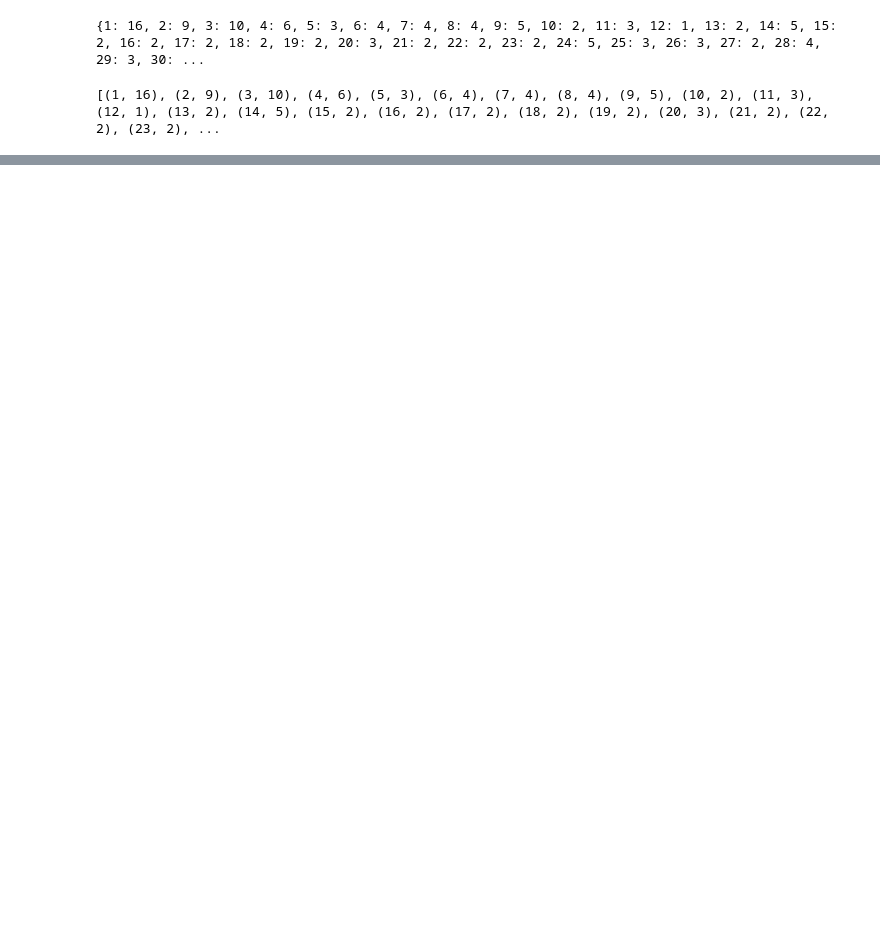
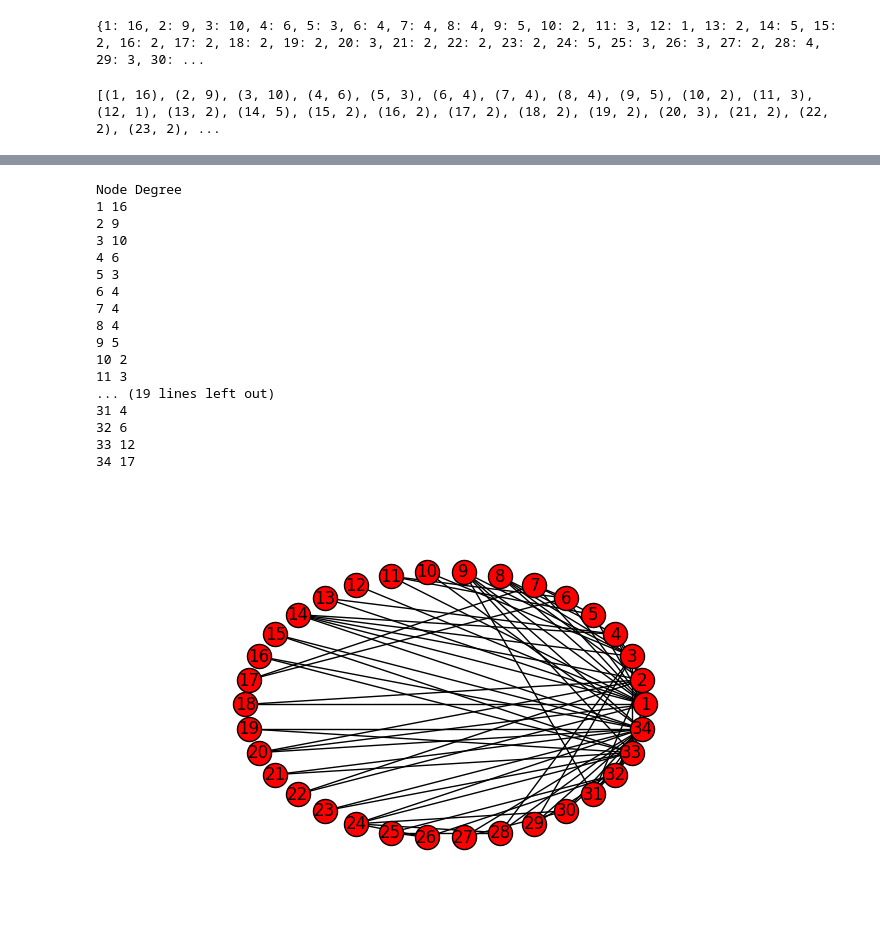
Before and after one commit to suchetamandal/influence_propagation_model, a Jupyter notebook: Karate Club Data .ipynb, the cells around one changed output, grey strips where cells are left out. Saved outputs shown, nothing was run; the diff lists cells and outputs as text; code cells hidden in the pictures; blank space fills up the shorter version.

```diff
--- a/Karate Club Data .ipynb
+++ b/Karate Club Data .ipynb
@@ -70,0 +81,26 @@ directed = graph.to_undirected();
+# %%
+print("Node Degree")
+for v in graph:
+    print('%s %s' % (v, graph.degree(v)))
+
+nx.draw_circular(graph, with_labels=True)
+plt.show()
+# %% [output]
+Node Degree
+1 16
+2 9
+3 10
+4 6
+5 3
+6 4
+7 4
+8 4
+9 5
+10 2
+11 3
+... (19 lines left out)
+31 4
+32 6
+33 12
+34 17
+[figure, added]
```
Also changed, not shown: parts of 7 cells of this notebook, 3 other files.
